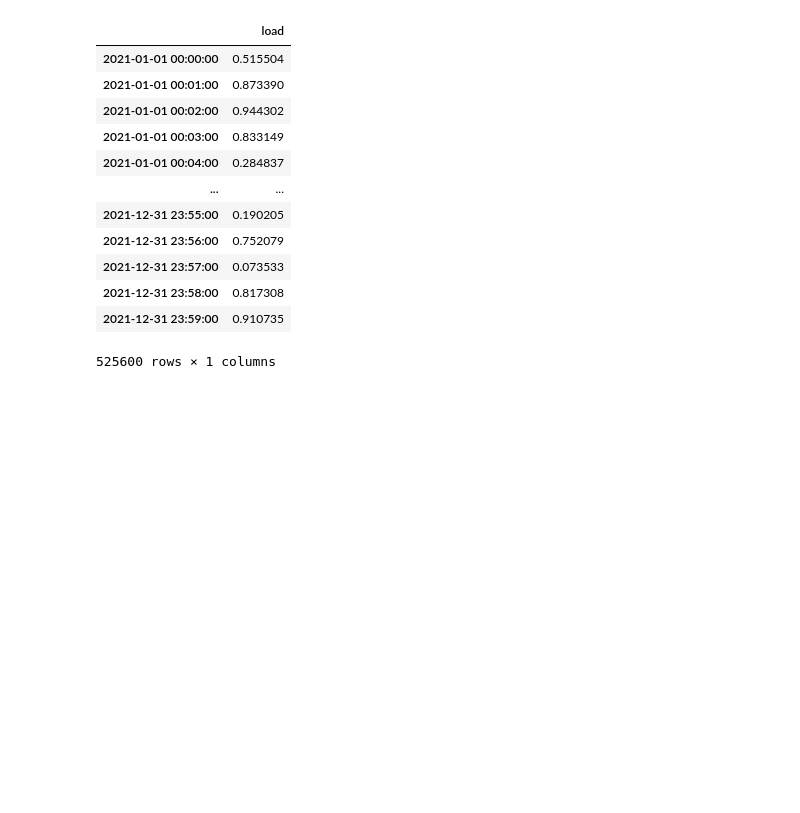
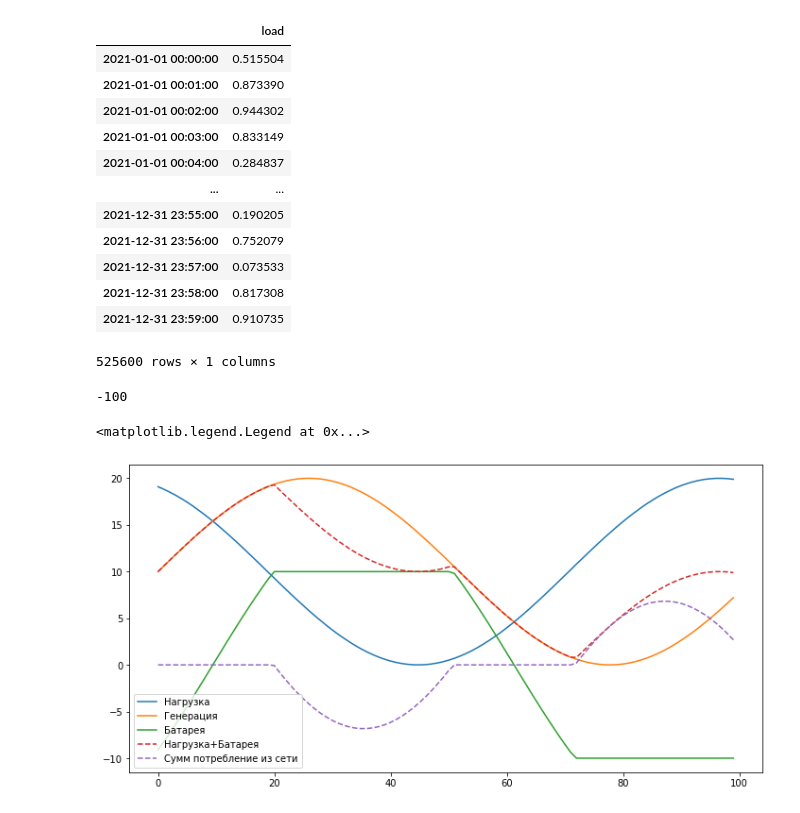
Before and after one commit to Shai670/Residential_consumption_modeling, a Jupyter notebook: Battery.ipynb, the cells around one changed output. Saved outputs shown, nothing was run; the diff lists cells and outputs as text; code cells hidden in the pictures; blank space fills up the shorter version.

```diff
--- a/Battery.ipynb
+++ b/Battery.ipynb
@@ -79,0 +80,29 @@ class battery:
+# %%
+bat = battery(Pnom=100, capacity=100)
+
+bat.working(Pgen=10, Pload=100)
+# %% [output]
+-100
+# %%
+bat = battery(Pnom=10, capacity=100)
+Pgen  = np.sin(np.linspace(0,6,100))*10 + 10
+Pload = np.sin(np.linspace(0,6,100)+2)*10 + 10
+
+
+Pbat = []
+for load, gen in zip(Pload, Pgen):
+  Pbat.append(bat.working(Pgen=gen, Pload=load))
+
+plt.figure(figsize=(12,6))
+
+plt.plot(Pload, label='Нагрузка')
+plt.plot(Pgen, label='Генерация')
+plt.plot(Pbat, label='Батарея')
+
+plt.plot(Pload+Pbat, label='Нагрузка+Батарея', ls='--')
+plt.plot(Pload+Pbat-Pgen, label='Сумм потребление из сети', ls='--')
+
+plt.legend()
+# %% [output]
+<matplotlib.legend.Legend at 0x...>
+[figure, added]
```
Also changed, not shown: parts of 2 cells of this notebook.
